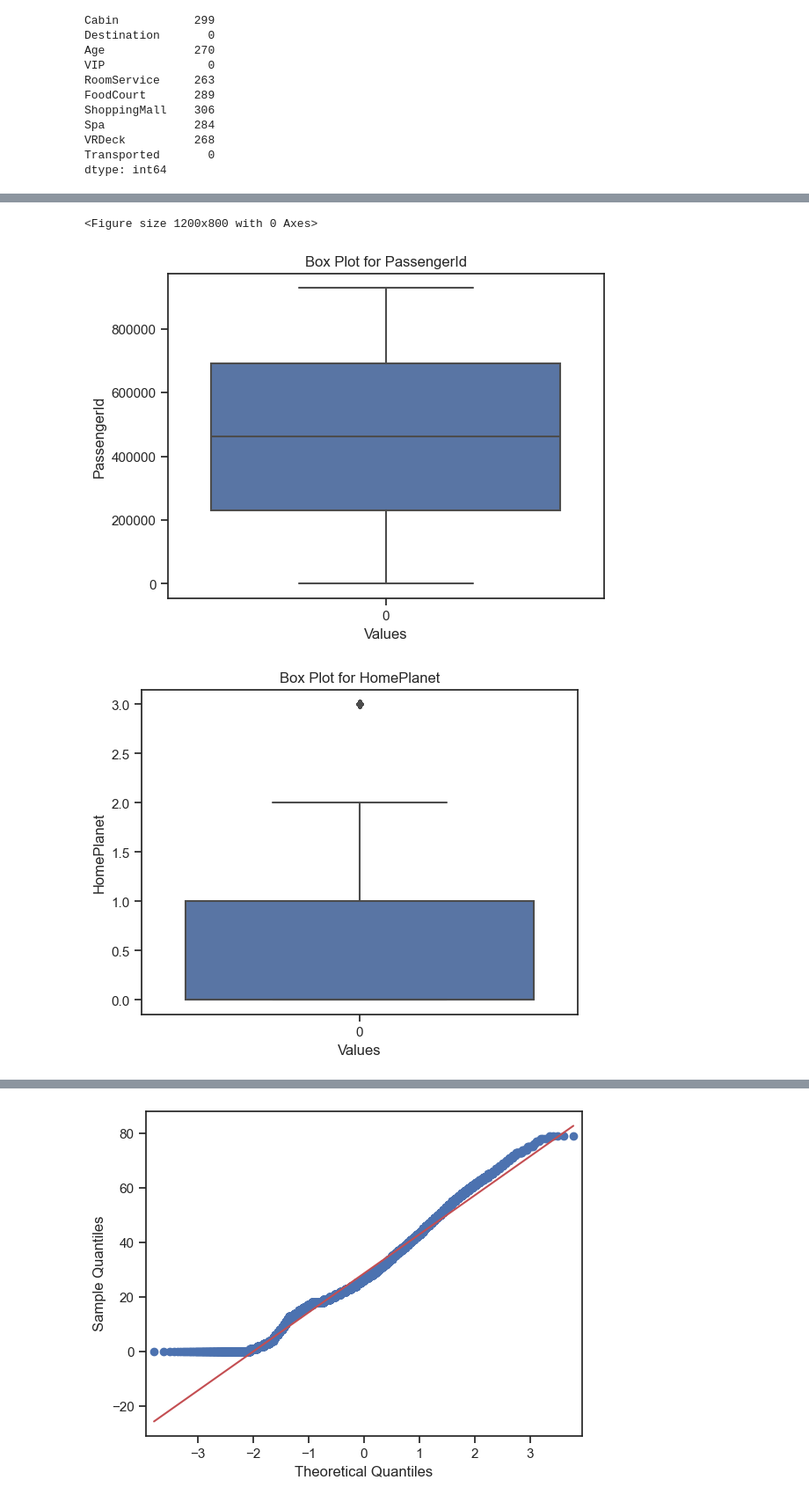
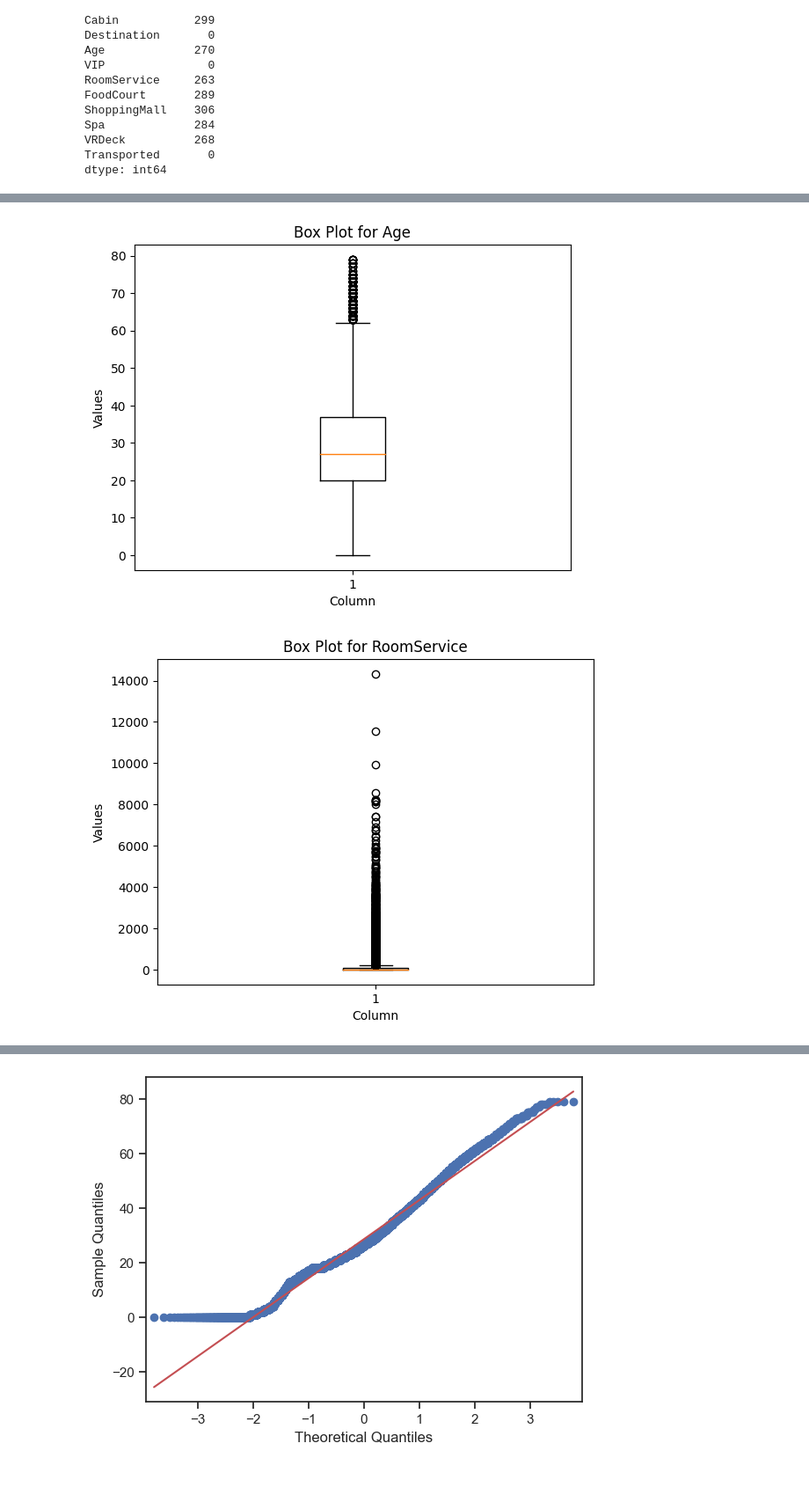
Before and after one commit to Python-Data-Science-Class-3/homework, a Jupyter notebook: WEEK-24 ML-1/09__SeMa/mach_learning_homework.ipynb, the cells around one changed output, grey strips where cells are left out. Shown at 88% size. Saved outputs shown, nothing was run; the diff lists cells and outputs as text; code cells hidden in the pictures; blank space fills up the shorter version.

```diff
--- a/WEEK-24 ML-1/09__SeMa/mach_learning_homework.ipynb
+++ b/WEEK-24 ML-1/09__SeMa/mach_learning_homework.ipynb
@@ -209,3 +215,16 @@ print(df[duplicates])
 Empty DataFrame
 Columns: [PassengerId, HomePlanet, CryoSleep, Cabin, Destination, Age, VIP, RoomService, FoodCourt, ShoppingMall, Spa, VRDeck, Transported]
 Index: []
+# %%
+import matplotlib.pyplot as plt
+import seaborn as sns
+
+fig, ax = plt.subplots(5, 1, figsize=(10, 10))
+plt.subplots_adjust(top=2)
+
+columns = ['Age', 'FoodCourt', 'ShoppingMall', 'Spa', 'VRDeck']
+
+for i, column in enumerate(columns):
+    sns.histplot(df[column], color='b', bins=20, ax=ax[i])
+
+plt.show()
@@ -257,21 +316,27 @@ dtype: int64
 # %%
 import seaborn as sns
 import matplotlib.pyplot as plt
 
-sns.set(style="ticks")
+"""sns.set(style="ticks")
 
 plt.figure(figsize=(12, 8))
 
 for column in df.columns:
     plt.figure()
     sns.boxplot(data=df[column])
 
     plt.xlabel('Values')
     plt.ylabel(column)
-    plt.title(f'Box Plot for {column}')
+    plt.title(f'Box Plot for {column}')"""
 
 plt.show()
+for column in numeric_columnss:
+    plt.figure()
+    plt.boxplot(df[column])
+    plt.title(f"Box Plot for {column}")
+    plt.xlabel("Column")
+    plt.ylabel("Values")
+    plt.show()
 # %% [output]
-<Figure size 1200x800 with 0 Axes>
-[figure, old version]
+[figure, new version]
-[figure, old version]
+[figure, new version]
```
Also changed, not shown: parts of 27 cells of this notebook, 1 other file.
